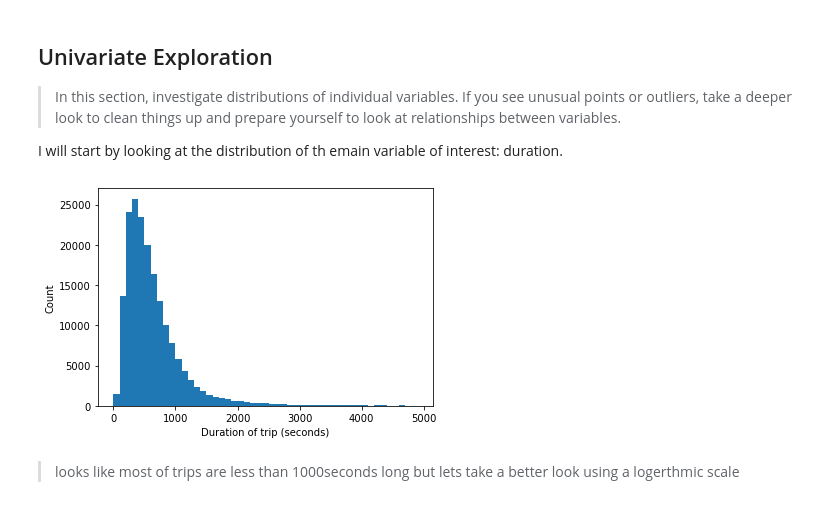
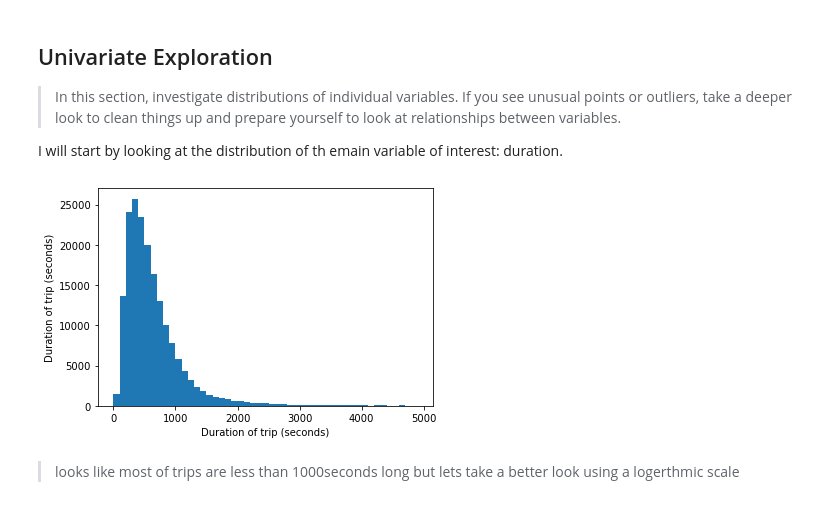
Before and after one commit to AbdelrahmanT/Communicate-Data-Findings-Udacity-Project, a Jupyter notebook: exploration_template.ipynb, the cells around one changed output. Saved outputs shown, nothing was run; the diff lists cells and outputs as text; code cells hidden in the pictures.

```diff
--- a/exploration_template.ipynb
+++ b/exploration_template.ipynb
@@ -127,3 +129,10 @@ The data include duration of the bikeshare , if it was shared for all the trip ,
+# %%
+def label(x,y):
+    """Labels x axis and y axis for a plot
+    x: x axis label
+    y: y axis label"""
+    plt.xlabel(x)
+    plt.ylabel(x);
 # %% [markdown]
 ## Univariate Exploration
 
@@ -135,10 +144,9 @@ I will start by looking at the distribution of th emain variable of interest: du
 # %%
 bins = np.arange(0,5000,100)
 plt.hist(data = df_clean, x= 'duration_sec',bins = bins);
-plt.xlabel('Duration of trip (seconds)')
-plt.ylabel('Count');
+label('Duration of trip (seconds)','Count')
 # %% [output]
-[figure, old version]
+[figure, new version]
 # %% [markdown]
 > looks like most of trips are less than 1000seconds long but lets take a better look using a logerthmic scale
 # %%
```
Also changed, not shown: parts of 18 cells of this notebook.
